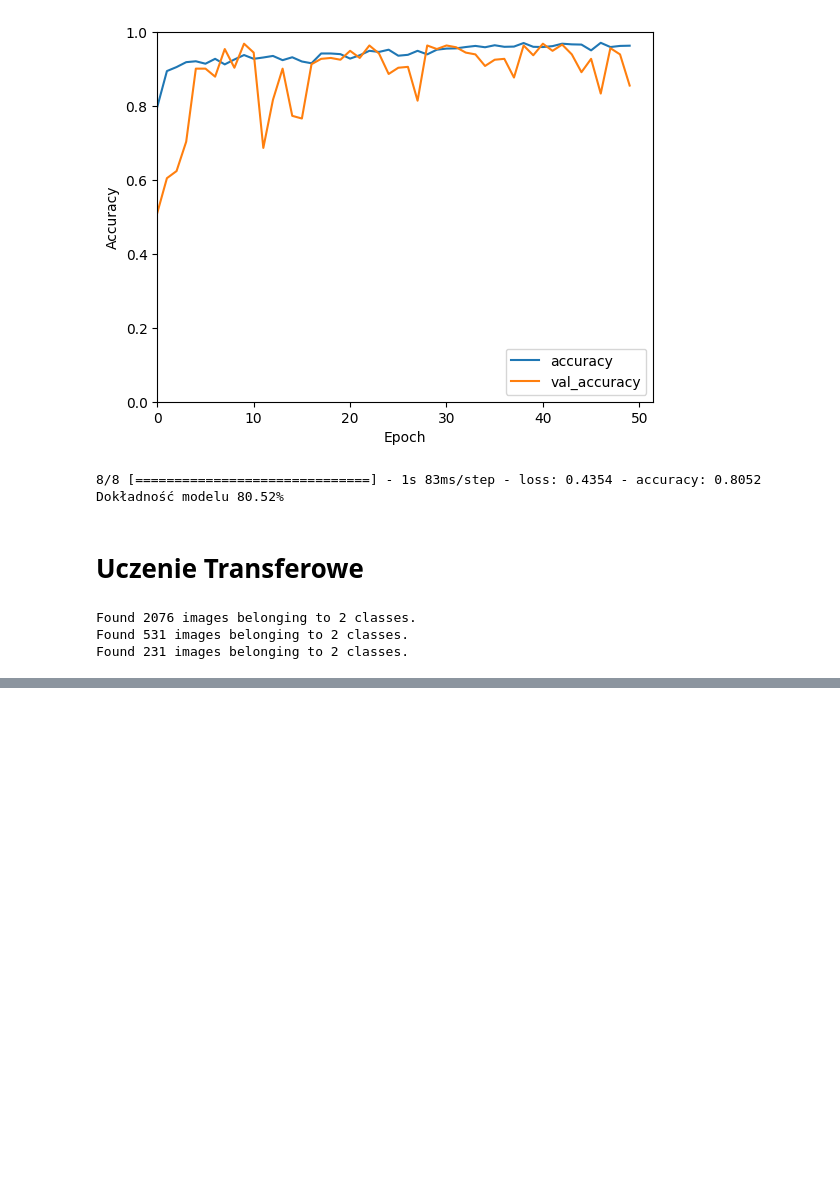
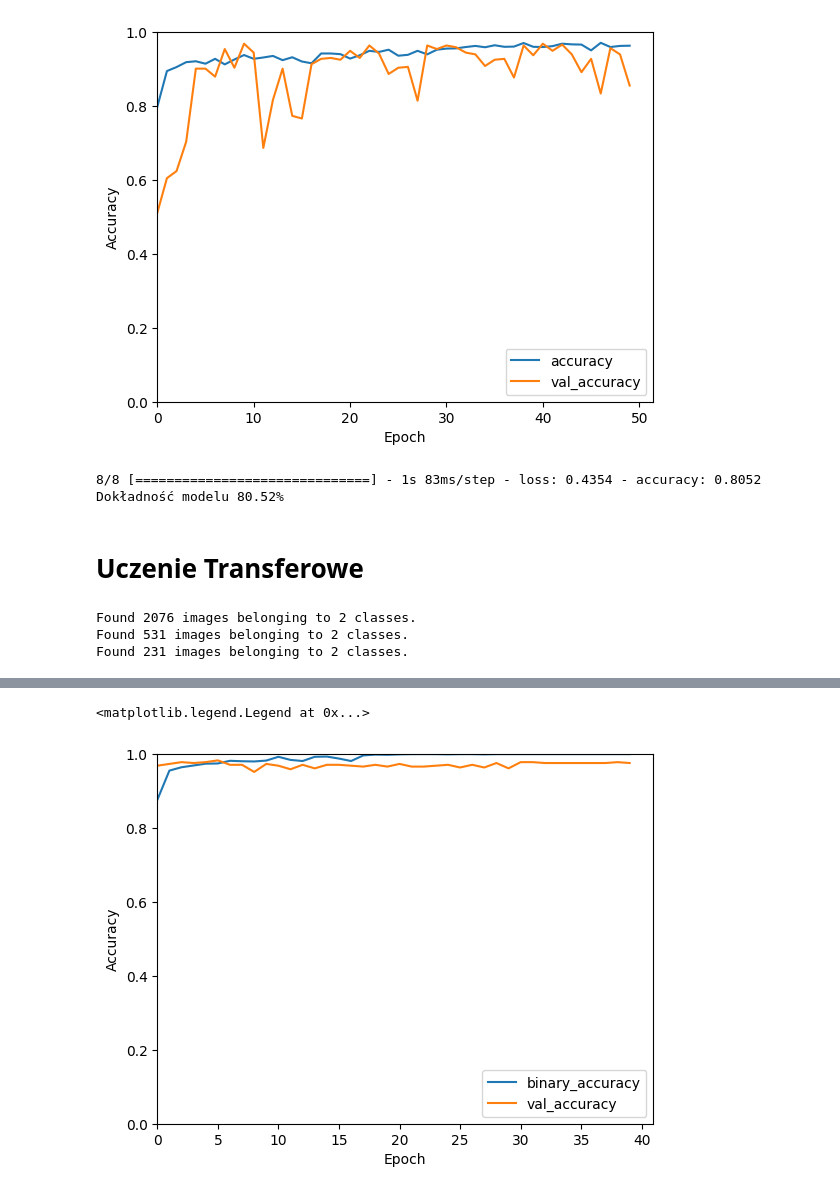
Before and after one commit to tajski/Projekt-Sieci-Neuronowe, a Jupyter notebook: Projekt_Sieci_Neuronowe_BT_KW.ipynb, the cells around one changed output, grey strips where cells are left out. Saved outputs shown, nothing was run; the diff lists cells and outputs as text; code cells hidden in the pictures; blank space fills up the shorter version.

```diff
--- a/Projekt_Sieci_Neuronowe_BT_KW.ipynb
+++ b/Projekt_Sieci_Neuronowe_BT_KW.ipynb
@@ -431,8 +419,9 @@ plot_model(modelTL_2, show_shapes=True)
 # %%
 # Kompilacja modelu
-modelTL_2.compile(optimizer=Adam(), loss='categorical_crossentropy', metrics=['accuracy'])
+modelTL_2 = modelTL
+modelTL_2.compile(optimizer='adam', loss='binary_crossentropy', metrics=[binary_accuracy])
 
 # Trening modelu
-historyTL_2 = modelTL_2.fit(train_generator, validation_data=val_generator, epochs=40)
+historyTL_2 = modelTL_2.fit(train_dataset, validation_data=valid_dataset, epochs=40)
 # %% [output]
 Epoch 1/40
@@ -458,10 +444,14 @@ test_loss, test_accuracy = modelTL_2.evaluate(test_generator)
 # %%
-plt.plot(historyTL_2.history['accuracy'], label='accuracy')
-plt.plot(historyTL_2.history['val_accuracy'], label = 'val_accuracy')
+plt.plot(historyTL_2.history['binary_accuracy'], label='binary_accuracy')
+plt.plot(historyTL_2.history['val_binary_accuracy'], label = 'val_accuracy')
 plt.xlabel('Epoch')
 plt.ylabel('Accuracy')
 plt.ylim([0.0, 1])
+plt.xlim(left=0)
 plt.legend(loc='lower right')
+# %% [output]
+<matplotlib.legend.Legend at 0x...>
+[figure, added]
 # %%
 resultTL_2 = modelTL_2.evaluate(test_dataset, return_dict=True)
 
```
Also changed, not shown: parts of 15 cells of this notebook.
